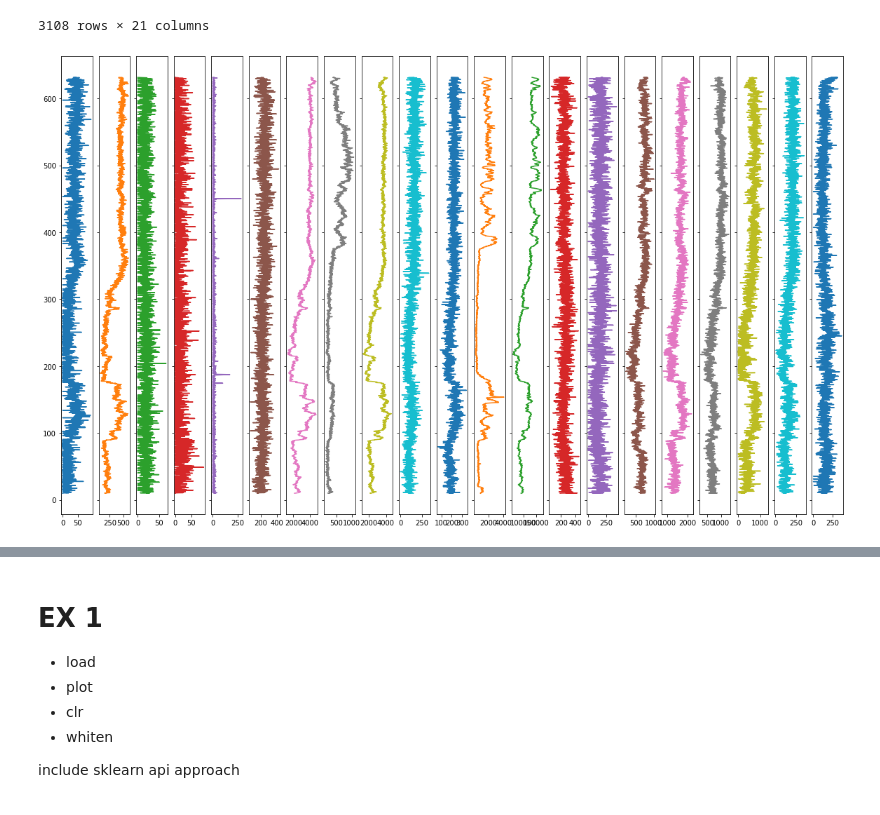
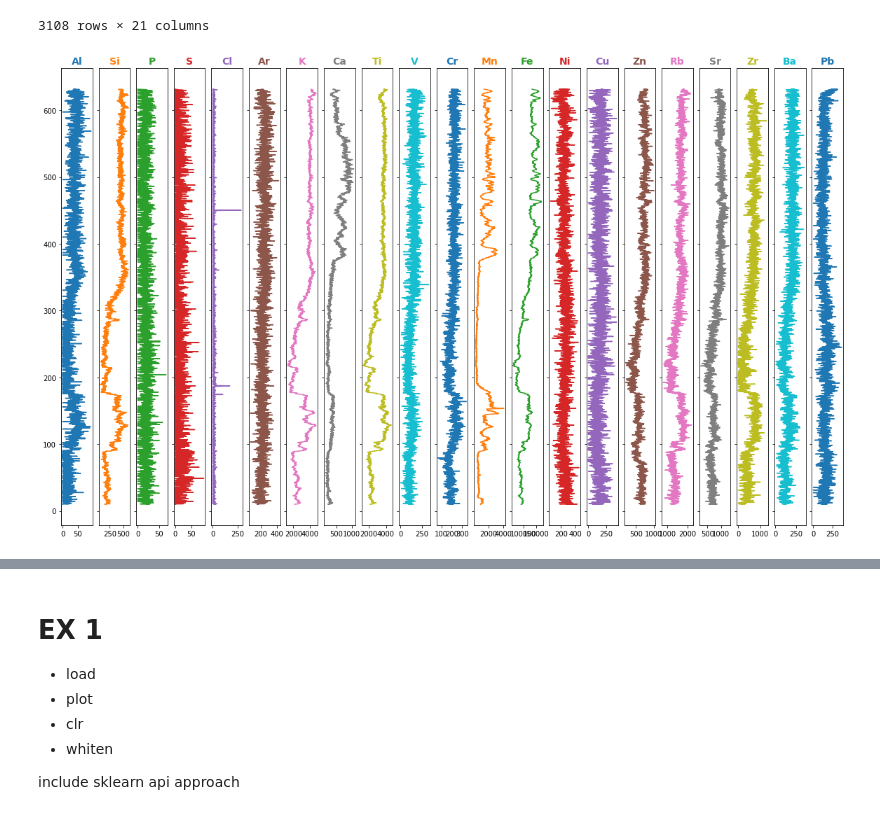
Before and after one commit to ds4geo/ds4geo, a Jupyter notebook: WS 2020 Course Notes/Session 8.ipynb, the cells around one changed output, grey strips where cells are left out. Drawn from its saved outputs; the diff is of its cells as text; code cells hidden in the pictures.

```diff
--- a/WS 2020 Course Notes/Session 8.ipynb
+++ b/WS 2020 Course Notes/Session 8.ipynb
@@ -78,7 +78,9 @@ plt.subplots?
 # %%
+# Make a quick overview plot
 fig, ax = plt.subplots(ncols=ele.shape[1], figsize=(20,12), sharey="all")
 # plot each element
 for (i, a), (l, d) in zip(enumerate(ax), ele.iteritems()):
   a.plot(d.values, d.index, label=l, color="C{}".format(i))
+  a.set_title(l, fontdict={"color": "C{}".format(i), "fontweight": "bold", "fontsize":14})
 # %% [output]
-[figure, old version]
+[figure, new version]
```
Also changed, not shown: parts of 8 cells of this notebook.
